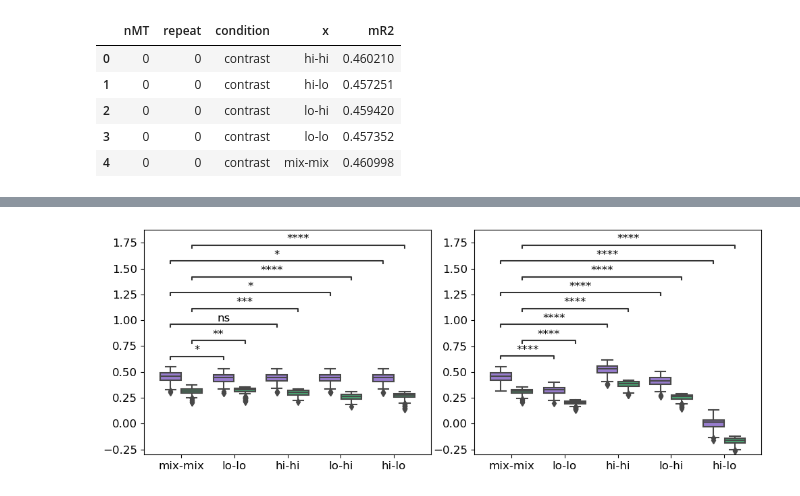
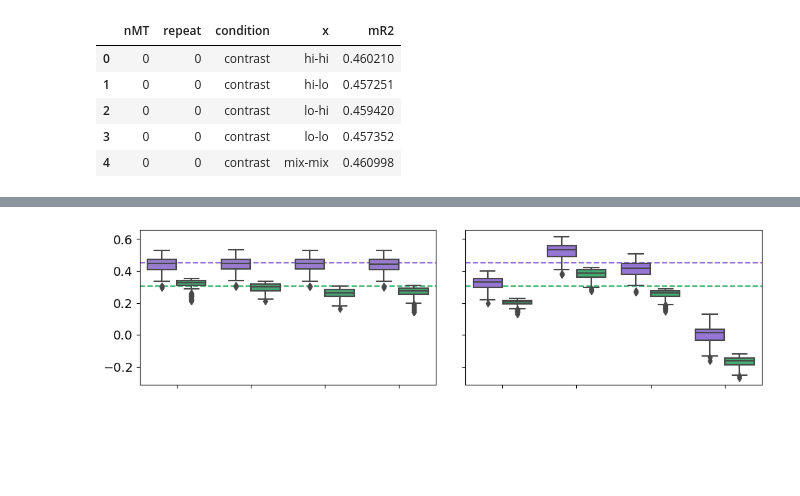
Before and after one commit to mayolabvision/NeuralDecoding, a Jupyter notebook: analyses/GRC_figures.ipynb, the cells around one changed output, grey strips where cells are left out. Cells and saved outputs as stored; diff of their text form; code cells hidden in the pictures; blank space fills up the shorter version.

Commit message:
running jobs for plots in paper

```diff
--- a/analyses/GRC_figures.ipynb
+++ b/analyses/GRC_figures.ipynb
@@ -301,5 +328,5 @@ units.head(1)
 # %%
-plt.rcParams.update({'font.size': 12})
+plt.rcParams.update({'font.size': 13})
 
 sess = 29
 
@@ -321,7 +348,7 @@ for i in range(int(df.iloc[0]['nMT'])):
 for pos, y, yerr, color in zip(ind, means, err, mtfef_pal): #Loop through methods and plot error bars
     ax.errorbar(pos, y, yerr, fmt='o', markersize=4,lw=2, capsize=3, capthick=2, color=color,zorder=1)
     ax.axhline((df['mean_R2_    FULL'].values).mean(),linestyle='--',color='gray',zorder=0)
-    ax.set_xticks(np.arange(0,len(mtfef_pal)+1,2))
+    ax.set_xticks(np.arange(0,len(mtfef_pal)+1,4))
     ax.set_xlim(-1,len(mtfef_pal))
 
 ax.set_ylim(0.605,0.653)
@@ -378,11 +414,11 @@ def plot_scatter_with_fit(x0,y0,ba,ax):
         corr_text = f'r = {corr_coef:.2f}\n{p_value_text}'
         ax.text(0.75, ypos, corr_text, transform=ax.transAxes, color=col)
 # %%
-plt.rcParams.update({'font.size': 12})
+plt.rcParams.update({'font.size': 12.6})
 
 df = units_sum.loc[units_sum['sess']==str(29)]
 
-fig, ax = plt.subplots(1,2,figsize=(10,4))
+fig, ax = plt.subplots(1,2,figsize=(10,3.28))
 fig.tight_layout()
 plt.subplots_adjust(wspace=0.05, hspace=0.1)
 
@@ -390,7 +426,7 @@ ax = ax.flatten()
 
 plot_scatter_with_fit(df['SNR'].values,df['CI'].values,df['BrainArea'].values,ax[0])
 ax[0].set_yticks([0,1,2,3,4])
-plot_scatter_with_fit(df['mnFR_bestDir'].values,df['CI'].values,df['BrainArea'].values,ax[1])
+plot_scatter_with_fit(df['DI'].values,df['CI'].values,df['BrainArea'].values,ax[1])
 ax[1].set_yticks([])
 #ax[1].set_xticks([0.1,0.2,0.3,0.4])
 
@@ -496,7 +537,41 @@ df2.head(5)
 | 3 | 0 | 0 | contrast | lo-lo | 0.457352 |
 | 4 | 0 | 0 | contrast | mix-mix | 0.460998 |
 # %%
-plt.rcParams.update({'font.size': 12})
+plt.rcParams.update({'font.size': 13})
+
+pairs = [
+     [('lo-lo',20), ('mix-mix',20)],
+    [('lo-hi',20), ('mix-mix',20)],
+    [('hi-lo',20), ('mix-mix',20)],
+    [('hi-hi',20), ('mix-mix',20)],
+
+]
+
+pal = ['mediumpurple','mediumseagreen']
+order = ['lo-lo','hi-hi','lo-hi','hi-lo']
+
+fig, axes = plt.subplots(1,2,figsize=(10,3), sharey=True)
+fig.tight_layout()
+plt.subplots_adjust(wspace=0.1, hspace=0.1)
+
+df3 = df2.loc[(df2['condition']=='contrast') & (df2['x']!='mix-mix')]
+
+hue_plot_params = {'data': df3,'x': 'x','y': 'mR2', 'hue': 'nMT', 'palette': pal, 'order': order}
+a1 = sns.boxplot(ax=axes[0], **hue_plot_params)
+a1.axhline(df2.loc[(df2['condition']=='contrast') & (df2['x']=='mix-mix') & (df2['nMT']==0)]['mR2'].values.mean(),linestyle='--',color='mediumpurple',zorder=0)
+a1.axhline(df2.loc[(df2['condition']=='contrast') & (df2['x']=='mix-mix') & (df2['nMT']==20)]['mR2'].values.mean(),linestyle='--',color='mediumseagreen',zorder=0)
+
+
+#a1.set_ylim(-0.3,1.75)
+#annotator = Annotator(axes[0], pairs, **hue_plot_params)
+#annotator.configure(test="Mann-Whitney").apply_and_annotate()
+a1.set(xlabel=None)
+a1.set(ylabel=None)
+a1.set(xticklabels=[])
+#a1.set(xlabel='train-test')
+#a1.set(title='contrast')
+a1.get_legend().remove()
+
 
 pairs = [
     [('lo-lo',0), ('mix-mix',0)],
@@ -511,34 +586,21 @@ pairs = [
 
 ]
 
-pal = ['mediumpurple','mediumseagreen']
-order = ['mix-mix','lo-lo','hi-hi','lo-hi','hi-lo']
-
-fig, axes = plt.subplots(1,2,figsize=(10,4))
-fig.tight_layout()
-plt.subplots_adjust(wspace=0.15, hspace=0.1)
-
-hue_plot_params = {'data': df2.loc[(df2['condition']=='contrast')],'x': 'x','y': 'mR2', 'hue': 'nMT', 'palette': pal, 'order': order}
-a1 = sns.boxplot(ax=axes[0], **hue_plot_params)
-a1.set_ylim(-0.3,1.0)
-annotator = Annotator(axes[0], pairs, **hue_plot_params)
-annotator.configure(test="Mann-Whitney").apply_and_annotate()
-a1.set(ylabel=None)
-a1.set(xlabel=None)
-a1.get_legend().remove()
-
-
-hue_plot_params = {'data': df2.loc[(df2['condition']=='speed')],'x': 'x','y': 'mR2', 'hue': 'nMT', 'palette': pal, 'order': order}
+df3 = df2.loc[(df2['condition']=='speed') & (df2['x']!='mix-mix')]
+hue_plot_params = {'data': df3,'x': 'x','y': 'mR2', 'hue': 'nMT', 'palette': pal, 'order': order, 'saturation': 0.9}
 a2 = sns.boxplot(ax=axes[1], **hue_plot_params)
-a2.set_ylim(-0.3,1.0)
-annotator = Annotator(axes[1], pairs, **hue_plot_params)
-annotator.configure(test="Mann-Whitney").apply_and_annotate()
+a2.axhline(df2.loc[(df2['condition']=='speed') & (df2['x']=='mix-mix') & (df2['nMT']==0)]['mR2'].values.mean(),linestyle='--',color='mediumpurple',zorder=0)
+a2.axhline(df2.loc[(df2['condition']=='speed') & (df2['x']=='mix-mix') & (df2['nMT']==20)]['mR2'].values.mean(),linestyle='--',color='mediumseagreen',zorder=0)
+#a2.set_ylim(-0.3,1.75)
+#annotator = Annotator(axes[1], pairs, **hue_plot_params)
+#annotator.configure(test="Mann-Whitney").apply_and_annotate()
+a2.set(xlabel=None)
 a2.set(ylabel=None)
-a2.set(xlabel=None)
+a2.set(xticklabels=[])
+#a2.set(xlabel='train-test')
+#a2.set(title='speed')
 a2.get_legend().remove()
 
 
-
-
-#fig.savefig(fig_folder+'ffmodels_r2_3sess.png', dpi=300, bbox_inches='tight')
+fig.savefig(fig_folder+'/R2_crossCondition_s29.png', dpi=600, bbox_inches='tight')
 # %% [output]
@@ -562 +607 @@ mix-mix_20 vs. hi-lo_20: Mann-Whitney-Wilcoxon test two-sided, P_val:2.562e-34 U
-[figure, old version]
+[figure, new version]
```
Also changed, not shown: parts of 19 cells of this notebook, 8 other files.
